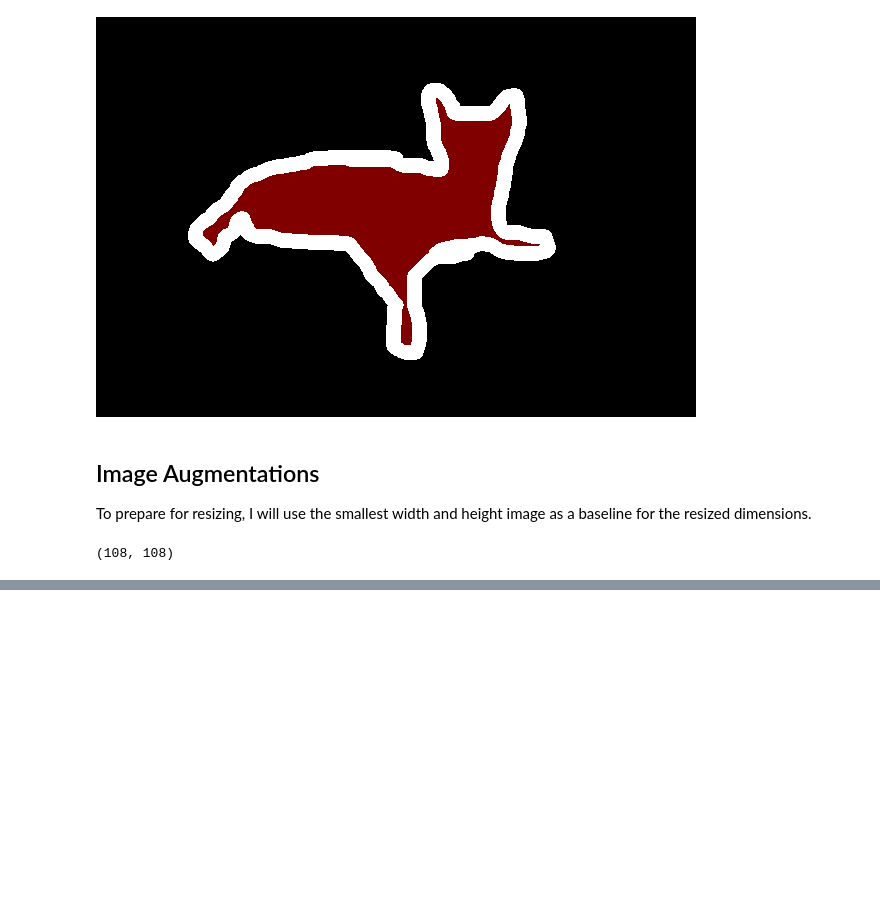
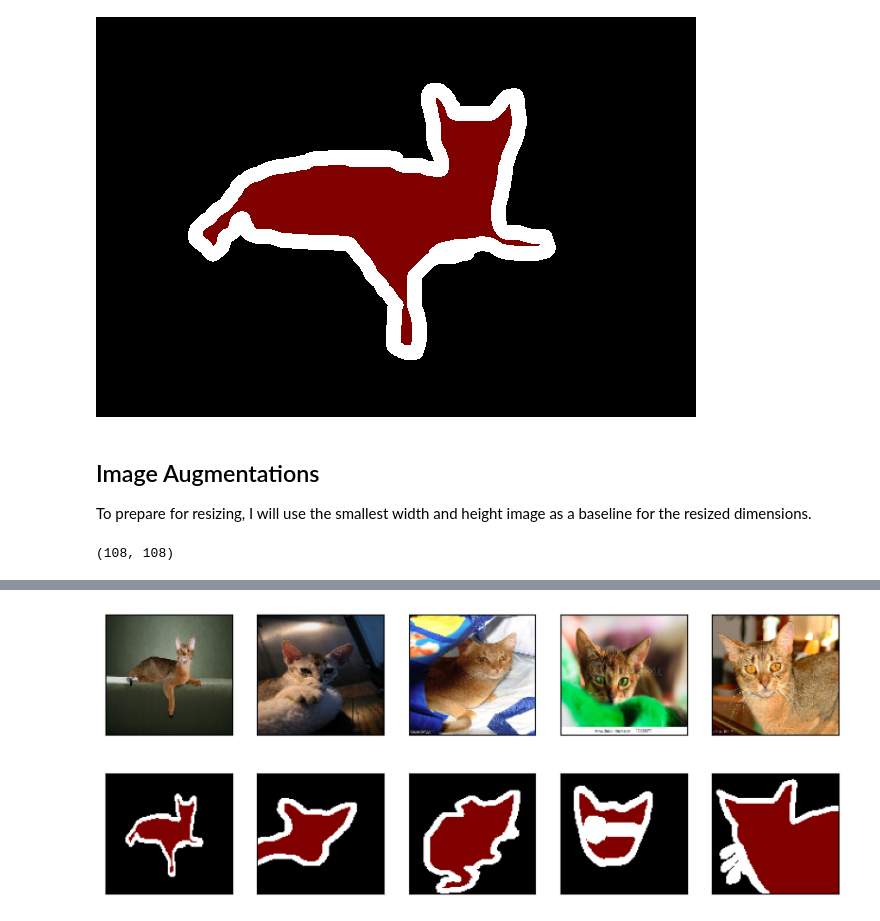
Before and after one commit to yuhaopro/image-segmentation-cv, a Jupyter notebook: main.ipynb, the cells around one changed output, grey strips where cells are left out. Drawn from its saved outputs; the diff is of its cells as text; code cells hidden in the pictures; blank space fills up the shorter version.

```diff
--- a/main.ipynb
+++ b/main.ipynb
@@ -52,8 +54,8 @@ def create_data(split_path):
     return {"image": images, "mask": masks}
 # %%
 features = Features({
-    "image": Image(),
-    "mask": Image()
+    "image": Image(mode="RGB"),
+    "mask": Image(mode="RGB")
 })
 
 train_val_data = create_data("Dataset/TrainVal")
@@ -101,0 +135,4 @@ SyntaxError: invalid syntax (1125222177.py, line 2)
+# %%
+visualize_transform_images(5, resize_train_val_dataset)
+# %% [output]
+[figure, added]
```
Also changed, not shown: parts of 5 cells of this notebook.
